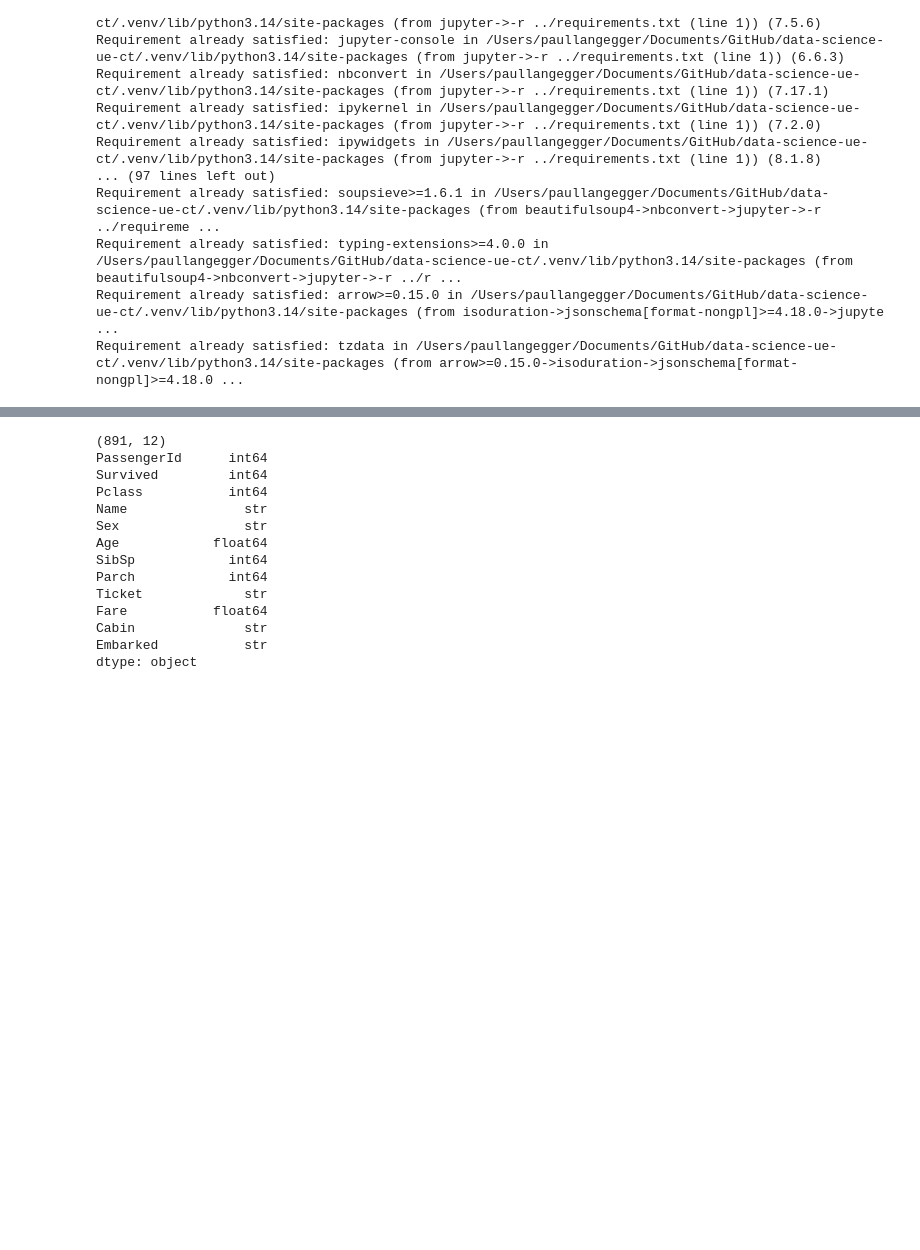
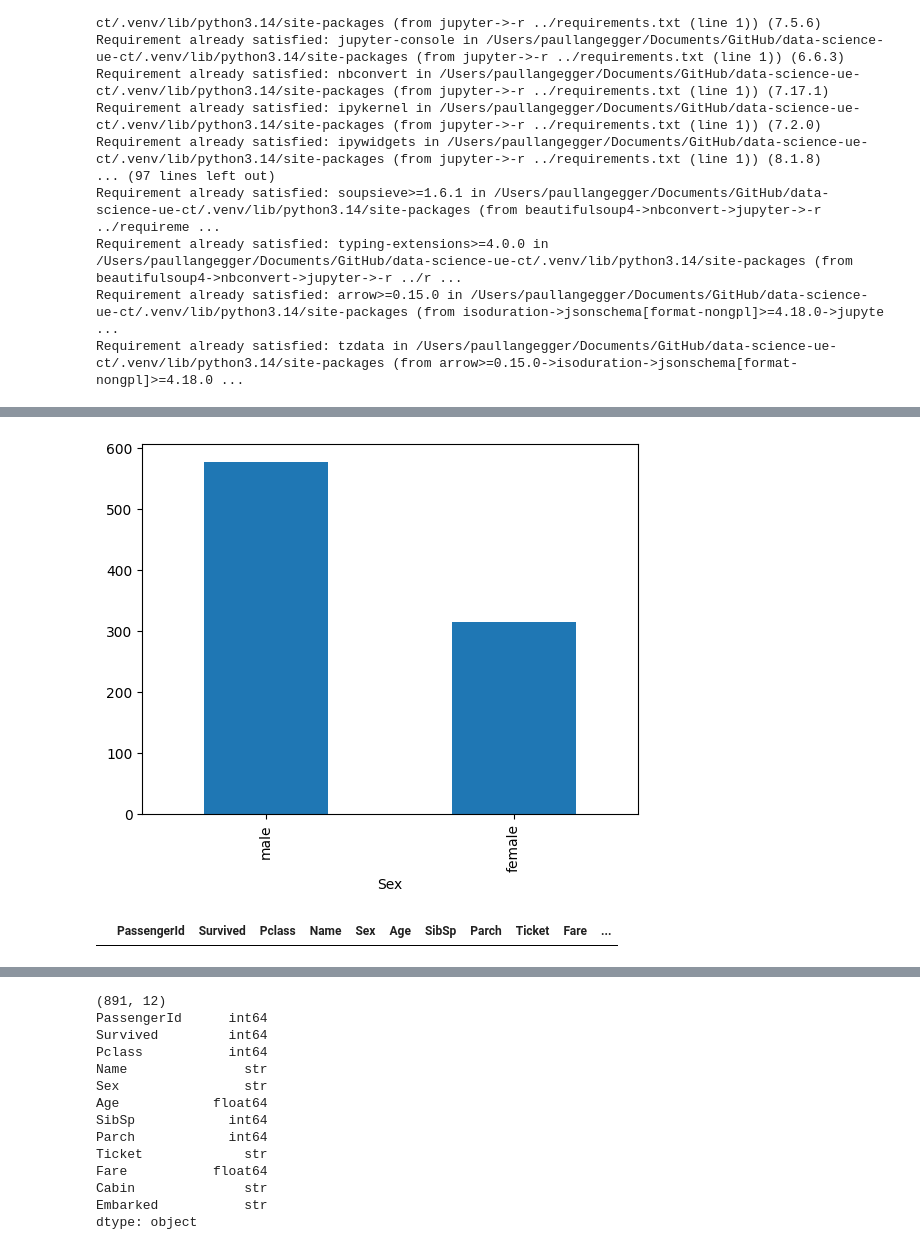
Before and after one commit to Plangegger/data-science-ue-ct, a Jupyter notebook: notebooks/02_old.ipynb, the cells around one changed output, grey strips where cells are left out. Cells and saved outputs as stored; diff of their text form; code cells hidden in the pictures; blank space fills up the shorter version.

```diff
--- a/notebooks/02_supervised_learning.ipynb
+++ b/notebooks/02_old.ipynb
@@ -32,0 +57,9 @@ from seaborn import pairplot, clustermap, heatmap
+# %%
+df["Sex"].value_counts().plot(kind="bar")
+df["Sex"] = df["Sex"].map({"male": 0, "female": 1})
+# %% [output]
+[figure, added]
+# %%
+df.dropna()
+# %% [output]
+|  | PassengerId | Survived | Pclass | Name | Sex | Age | SibSp | Parch | Ticket | Fare | ... |
```
Also changed, not shown: parts of 8 cells of this notebook, 5 other files.
